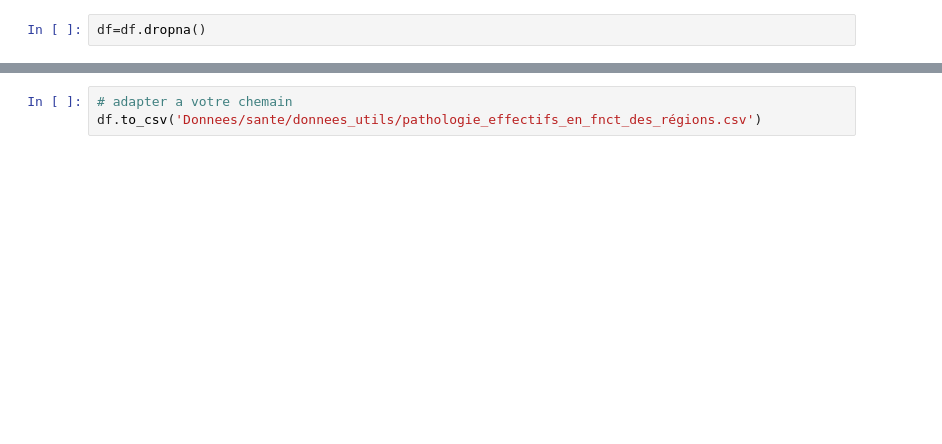
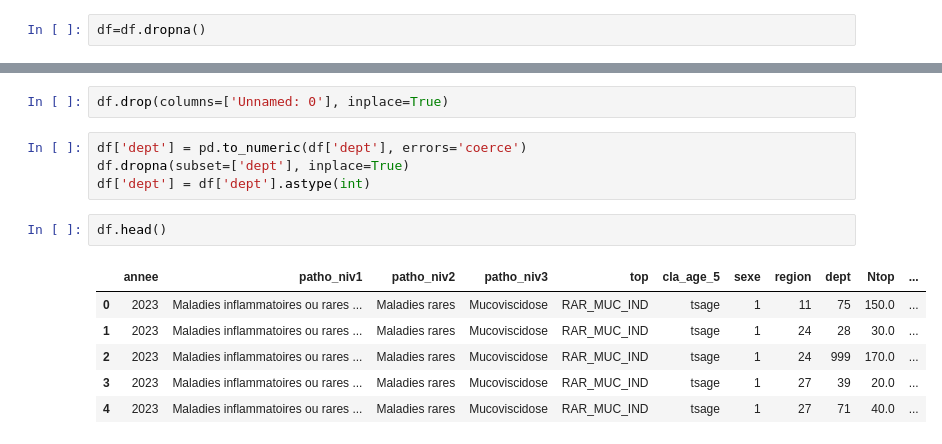
Before and after one commit to omar-el-moujahid/OpenHealth-Analyse-des-indicateurs-de-sant-publique, a Jupyter notebook: Explorer_Pathologie.ipynb, the cells around one changed output, grey strips where cells are left out. Saved outputs shown, nothing was run; the diff lists cells and outputs as text; blank space fills up the shorter version.

```diff
--- a/Explorer_Pathologie.ipynb
+++ b/Explorer_Pathologie.ipynb
@@ -148,3 +153,15 @@ memory usage: 361.2+ MB
-# %%
-# adapter a votre chemain
-df.to_csv('Donnees/sante/donnees_utils/pathologie_effectifs_en_fnct_des_régions.csv')
+# %%
+df.drop(columns=['Unnamed: 0'], inplace=True)
+# %%
+df['dept'] = pd.to_numeric(df['dept'], errors='coerce')
+df.dropna(subset=['dept'], inplace=True)
+df['dept'] = df['dept'].astype(int)
+# %%
+df.head()
+# %% [output]
+|  | annee | patho_niv1 | patho_niv2 | patho_niv3 | top | cla_age_5 | sexe | region | dept | Ntop | ... |
+| 0 | 2023 | Maladies inflammatoires ou rares ... | Maladies rares | Mucoviscidose | RAR_MUC_IND | tsage | 1 | 11 | 75 | 150.0 | ... |
+| 1 | 2023 | Maladies inflammatoires ou rares ... | Maladies rares | Mucoviscidose | RAR_MUC_IND | tsage | 1 | 24 | 28 | 30.0 | ... |
+| 2 | 2023 | Maladies inflammatoires ou rares ... | Maladies rares | Mucoviscidose | RAR_MUC_IND | tsage | 1 | 24 | 999 | 170.0 | ... |
+| 3 | 2023 | Maladies inflammatoires ou rares ... | Maladies rares | Mucoviscidose | RAR_MUC_IND | tsage | 1 | 27 | 39 | 20.0 | ... |
+| 4 | 2023 | Maladies inflammatoires ou rares ... | Maladies rares | Mucoviscidose | RAR_MUC_IND | tsage | 1 | 27 | 71 | 40.0 | ... |
```
Also changed, not shown: parts of 22 cells of this notebook, 1 other file.
